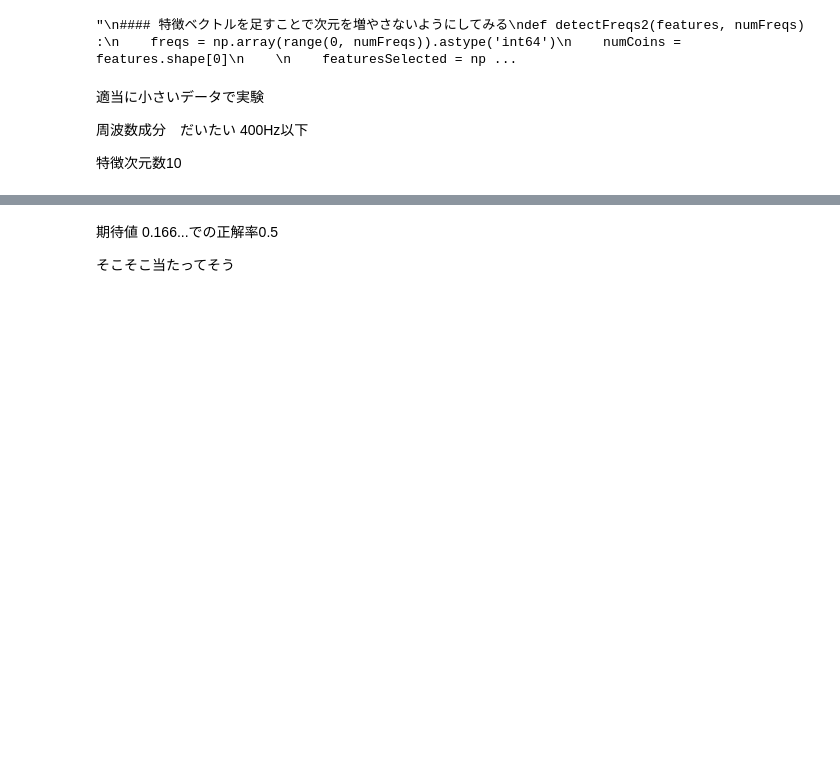
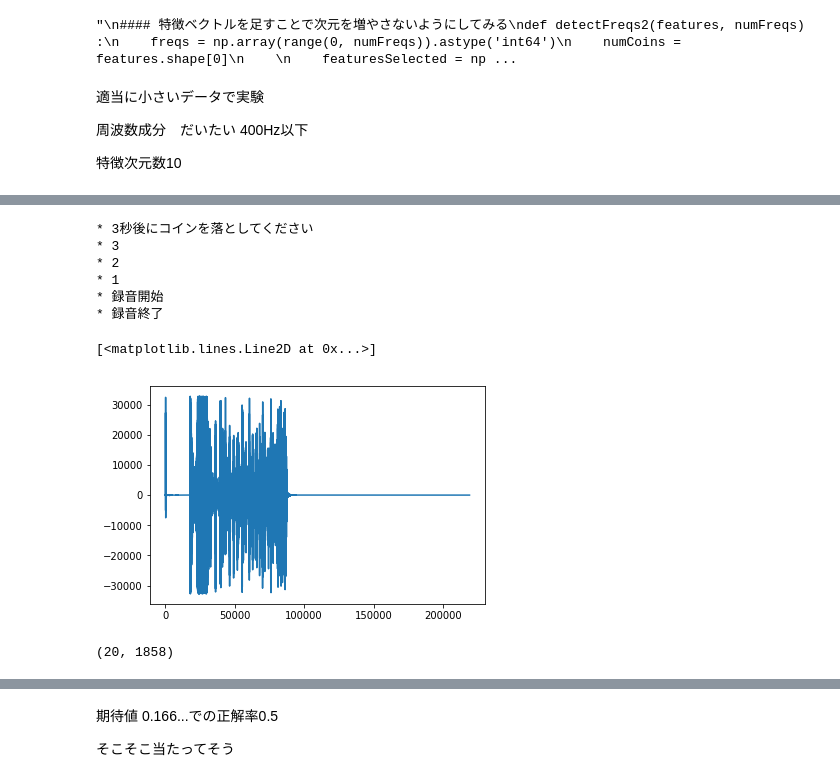
Before and after one commit to NaitoJunpei/speech, a Jupyter notebook: 音声入力cython.ipynb, the cells around one changed output, grey strips where cells are left out. Cells and saved outputs as stored; diff of their text form; code cells hidden in the pictures; blank space fills up the shorter version.

```diff
--- a/音声入力cython.ipynb
+++ b/音声入力cython.ipynb
@@ -325,0 +451,54 @@ acc
+# %%
+p = pyaudio.PyAudio()
+
+
+
+print("* 3秒後にコインを落としてください")
+print("* 3")
+sleep(1)
+print("* 2")
+sleep(1)
+print("* 1")
+sleep(1)
+print("* 録音開始")
+
+stream = p.open(format=FORMAT, channels=CHANNELS, rate=RATE, input=True, frames_per_buffer=CHUNK)
+frames = []
+for i in range(0, int(RATE / CHUNK * RECORD_SECONDS)) :
+    data = stream.read(CHUNK)
+    frames.append(data)
+
+print("* 録音終了")
+
+stream.stop_stream()
+stream.close()
+p.terminate()
+
+wf = wave.open(WAVE_OUTPUT_FILENAME, "wb")
+wf.setnchannels(CHANNELS)
+wf.setsampwidth(p.get_sample_size(FORMAT))
+wf.setframerate(RATE)
+wf.writeframes(b''.join(frames))
+wf.close()
+
+wavefile = wave.open(WAVE_OUTPUT_FILENAME, "r")
+
+data = wavefile.readframes(wavefile.getnframes())
+wavefile.close()
+x = np.frombuffer(data, dtype="int16")
+x = x.astype('float64')
+
+plt.plot(x)
+# %% [output]
+* 3秒後にコインを落としてください
+* 3
+* 2
+* 1
+* 録音開始
+* 録音終了
+[<matplotlib.lines.Line2D at 0x...>]
+[figure, added]
+# %%
+makeFeature(x, RATE).shape
+# %% [output]
+(20, 1858)
```
Also changed, not shown: parts of 30 cells of this notebook, 4 other files.
